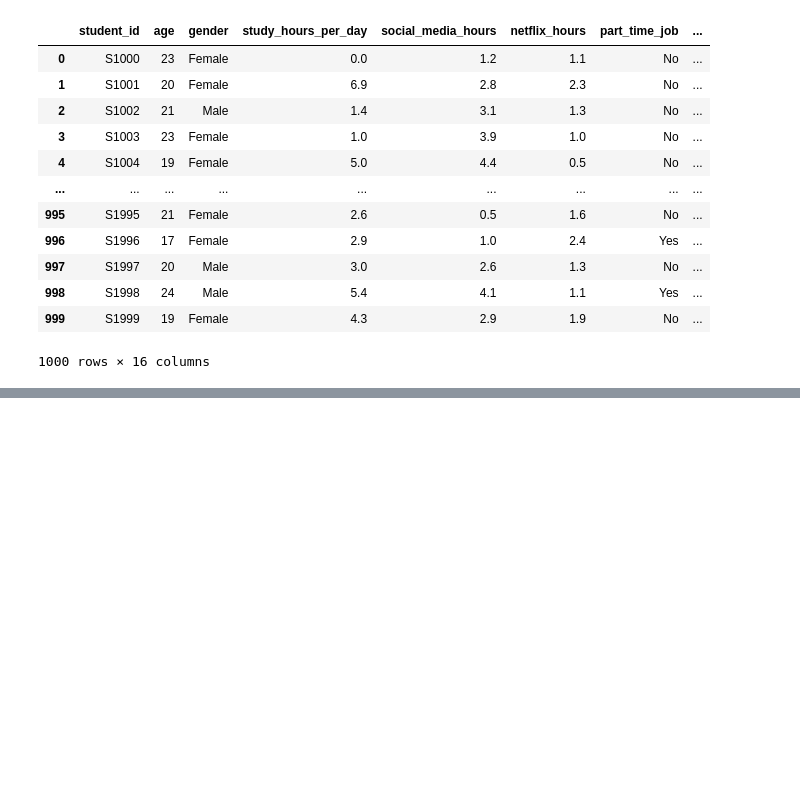
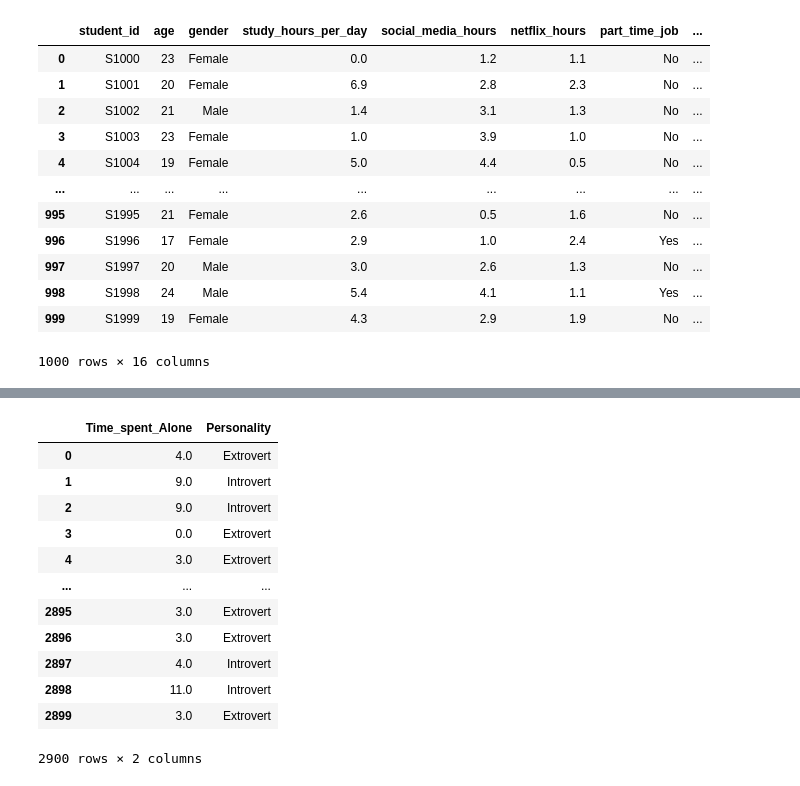
Before and after one commit to dalilahannouche/redi-school-project, a Jupyter notebook: student-habits-vs-academic-performance.ipynb, the cells around one changed output, grey strips where cells are left out. Drawn from its saved outputs; the diff is of its cells as text; code cells hidden in the pictures; blank space fills up the shorter version.

```diff
--- a/student-habits-vs-academic-performance.ipynb
+++ b/student-habits-vs-academic-performance.ipynb
@@ -38,0 +137,16 @@ df_students
+# %%
+df_personnality[["Time_spent_Alone","Personality"]]
+# %% [output]
+|  | Time_spent_Alone | Personality |
+| 0 | 4.0 | Extrovert |
+| 1 | 9.0 | Introvert |
+| 2 | 9.0 | Introvert |
+| 3 | 0.0 | Extrovert |
+| 4 | 3.0 | Extrovert |
+| ... | ... | ... |
+| 2895 | 3.0 | Extrovert |
+| 2896 | 3.0 | Extrovert |
+| 2897 | 4.0 | Introvert |
+| 2898 | 11.0 | Introvert |
+| 2899 | 3.0 | Extrovert |
+2900 rows × 2 columns
```
Also changed, not shown: parts of 9 cells of this notebook.
